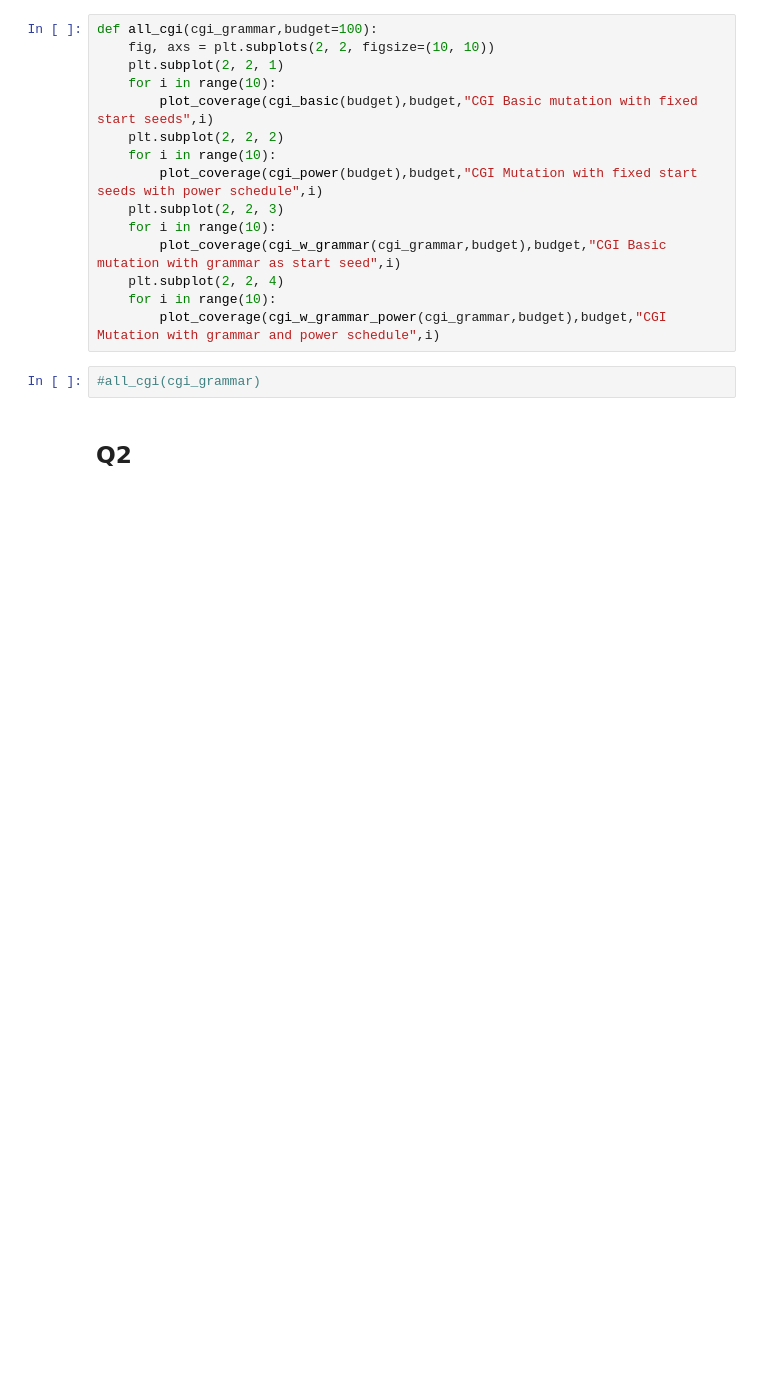
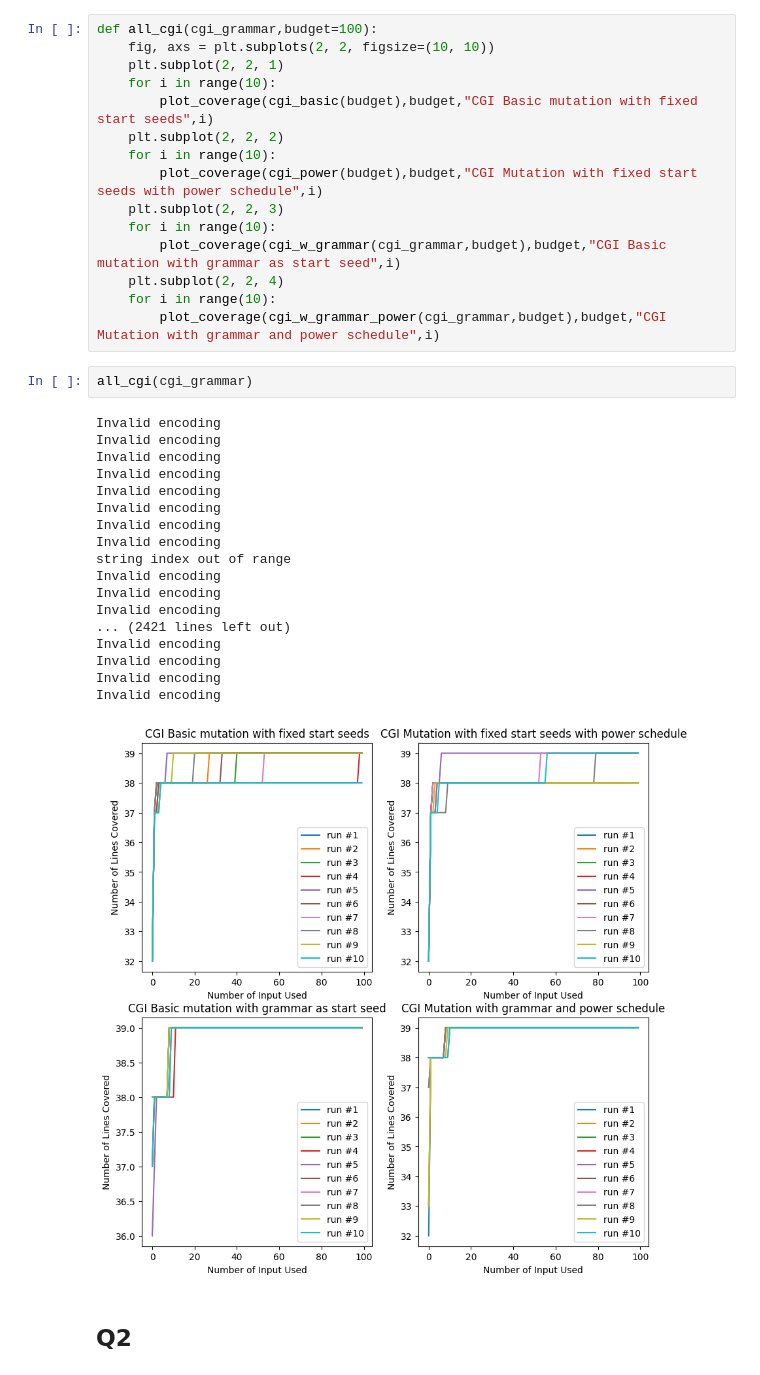
Before and after one commit to comeyrd/log6380_LAB2, a Jupyter notebook: lab.ipynb, the cells around one changed output. Cells and saved outputs as stored; diff of their text form; blank space fills up the shorter version.

```diff
--- a/lab.ipynb
+++ b/lab.ipynb
@@ -190,8 +190,27 @@ def all_cgi(cgi_grammar,budget=100):
     plt.subplot(2, 2, 4)
     for i in range(10):
         plot_coverage(cgi_w_grammar_power(cgi_grammar,budget),budget,"CGI Mutation with grammar and power schedule",i)
-# %%
-#all_cgi(cgi_grammar)
+# %%
+all_cgi(cgi_grammar)
+# %% [output]
+Invalid encoding
+Invalid encoding
+Invalid encoding
+Invalid encoding
+Invalid encoding
+Invalid encoding
+Invalid encoding
+Invalid encoding
+string index out of range
+Invalid encoding
+Invalid encoding
+Invalid encoding
+... (2421 lines left out)
+Invalid encoding
+Invalid encoding
+Invalid encoding
+Invalid encoding
+[figure, added]
 # %% [markdown]
 ## Q2
 # %%
```
Also changed, not shown: parts of 5 cells of this notebook, 5 other files.
